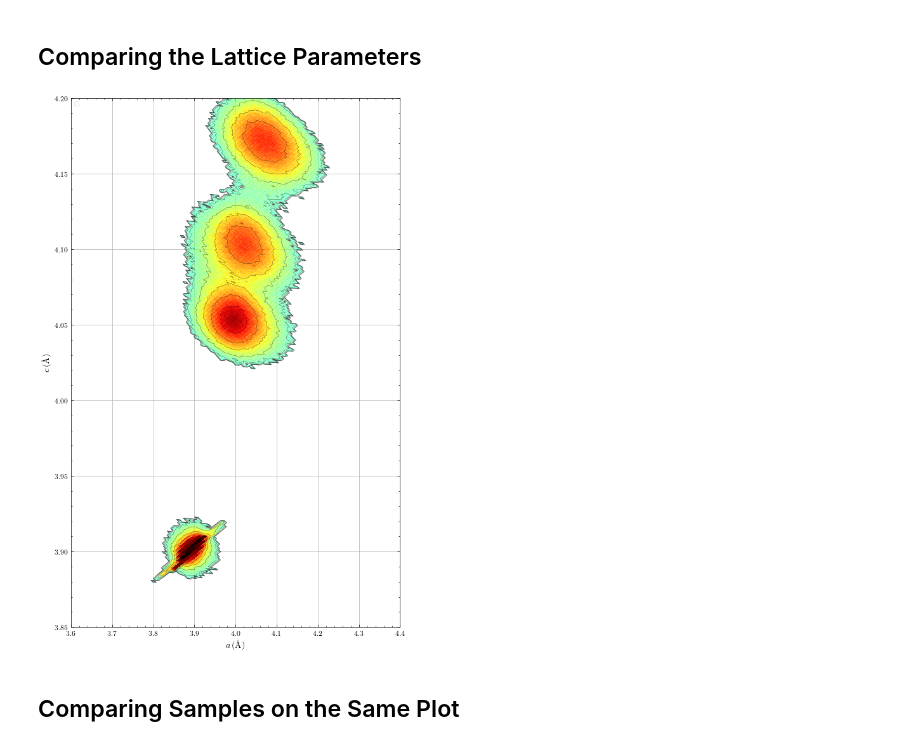
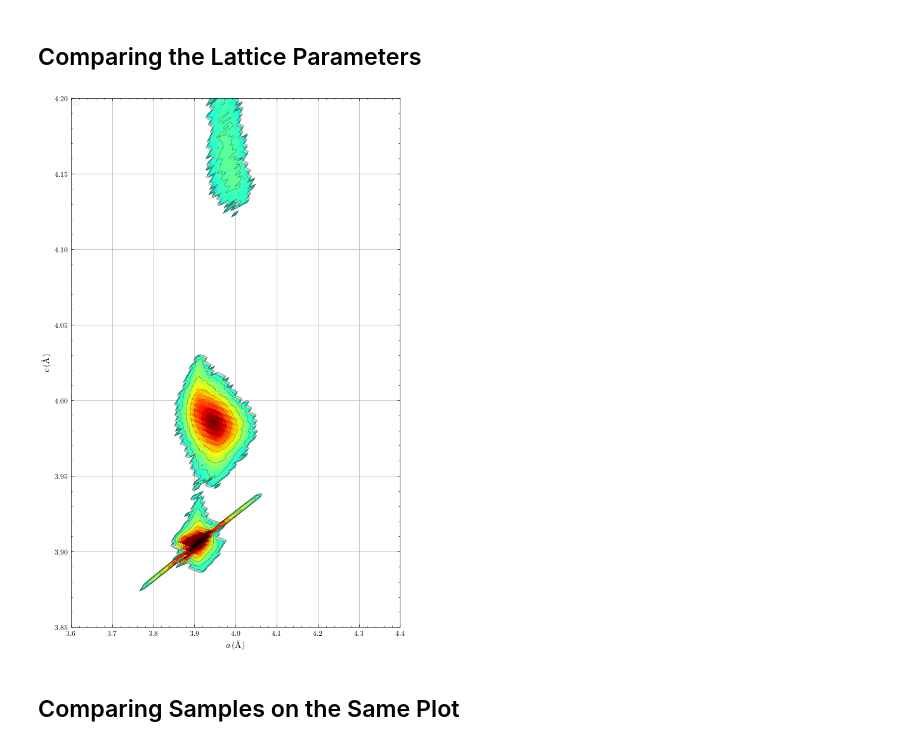
Before and after one commit to hc3413/Thin_Film_Analysis, a Jupyter notebook: RSM_Analysis.ipynb, the cells around one changed output. Saved outputs shown, nothing was run; the diff lists cells and outputs as text; code cells hidden in the pictures.

```diff
--- a/RSM_Analysis.ipynb
+++ b/RSM_Analysis.ipynb
@@ -47,7 +47,9 @@ RSM_JT082 = RSM(root_XRD, folder_name = 'JT082')
 RSM_JT090 = RSM(root_XRD, folder_name = 'JT090')
 RSM_JT129 = RSM(root_XRD, folder_name = 'JT129')
 RSM_JT143 = RSM(root_XRD, folder_name = 'JT143')
+RSM_JT147 = RSM(root_XRD, folder_name = 'JT147')
 RSM_JT148 = RSM(root_XRD, folder_name = 'JT148')
+RSM_JT151 = RSM(root_XRD, folder_name = 'JT151')
 
 RSM_DR001 = RSM(root_XRD, folder_name = 'DR001')
 RSM_DR002 = RSM(root_XRD, folder_name = 'DR002')
@@ -182,20 +184,20 @@ fig2.savefig(f'{sep_data_in[0].folder_path}/RSMsep.png', dpi=600, bbox_inches='t
 # %%
 #def plot_2D_comparison(dat: tuple = None, threshold_filt: float = 0, log_scale: bool = True, x_lim = None, y_lim = None, plot_type: str = 'scatter', ax_unit: str = 'reciprocal'):
 export_data = False
 #def plot_2D(self, threshold_filt: float = 1e-99, log_scale: bool = True, x_lim = [1.35, 2.05], y_lim = [4.8, 5.29], plot_type = 'contour'):
-single_dat = [RSM_EM024]
+single_dat = [RSM_JT147]
 fig3 = RSM_plot_single(dat = single_dat, threshold_filt = 10, grid_filt = 90, resolution_scaling=1,
                     plot_type = 'mesh', ax_unit='lattice', string_suppress = True,
                     x_lim = [3.6, 4.4], y_lim = [3.85, 4.2], #x_lim = [1.35, 1.85], y_lim = [4.45, 4.9],
                     intensity_lim='auto',
                     title_on=False, color_bar=False,
                     export_data=export_data
                     ) #x_lim = [-0.12, 0.12], y_lim = [2.93, 3.11]
 
 if export_data:
     fig3.savefig(f'{single_dat[0].folder_path}/{single_dat[0].plot_string[0]}_lattice.{fig_format}', dpi=600, bbox_inches='tight', transparent=True)
 # %% [output]
-[figure, old version]
+[figure, new version]
 # %% [markdown]
 ## Comparing Samples on the Same Plot
 # %%
```
Also changed, not shown: parts of 6 cells of this notebook, 11 other files.
